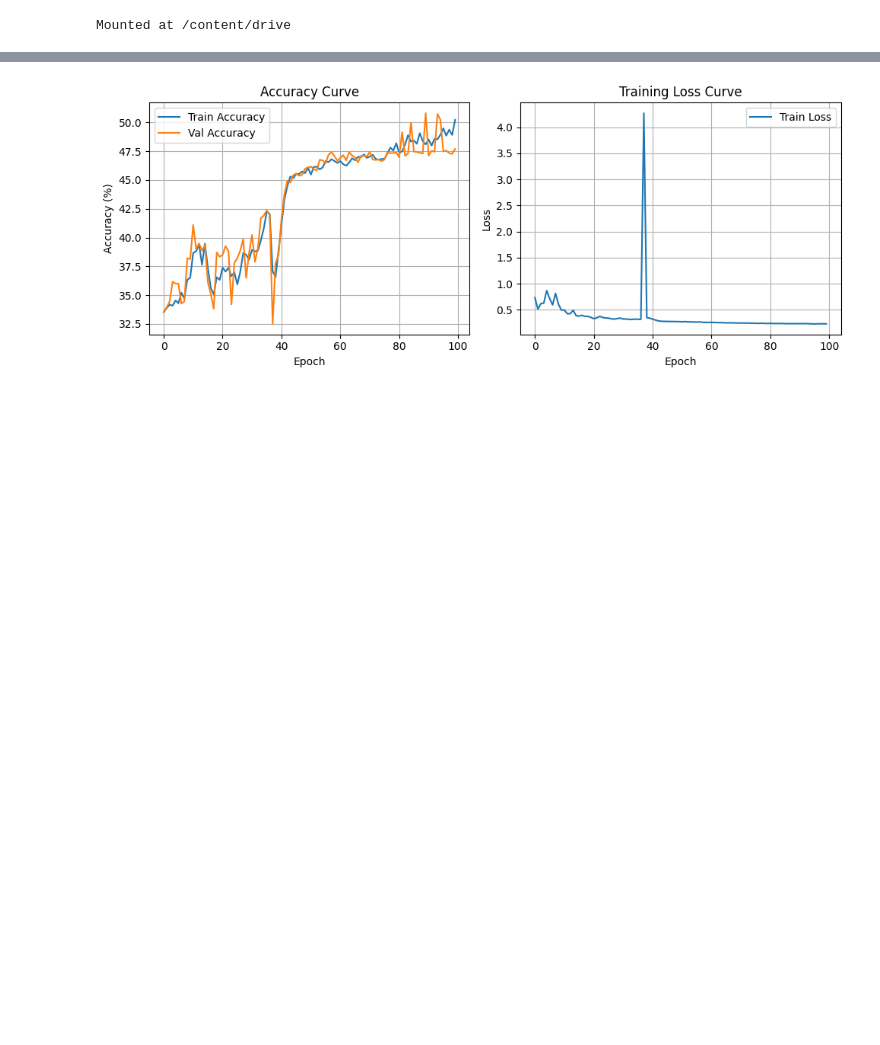
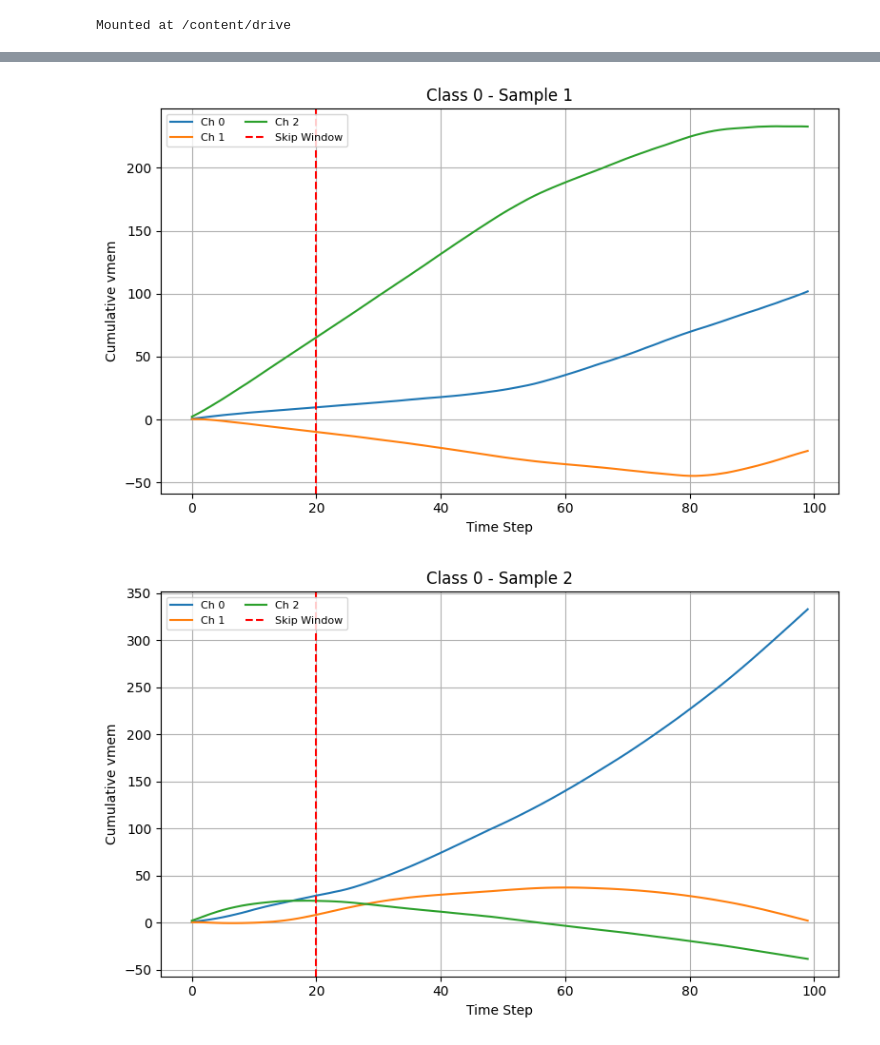
Before and after one commit to Haxinator/AcousticTrafficMonitoring, a Jupyter notebook: Model/Model.ipynb, the cells around one changed output, grey strips where cells are left out. Cells and saved outputs as stored; diff of their text form; code cells hidden in the pictures; blank space fills up the shorter version.

```diff
--- a/Model/Model.ipynb
+++ b/Model/Model.ipynb
@@ -63,6 +73,6 @@ train_ds = TensorDataset(X_train, y_train)
 val_ds = TensorDataset(X_val, y_val)
 
 
-train_dl = DataLoader(train_ds, batch_size=512, shuffle=True, drop_last=True, pin_memory=True, num_workers=6)
-val_dl = DataLoader(val_ds, batch_size=512, shuffle=False, drop_last=False, pin_memory=True, num_workers=6)
+train_dl = DataLoader(train_ds, batch_size=16, shuffle=True, drop_last=True, pin_memory=True, num_workers=6)
+val_dl = DataLoader(val_ds, batch_size=16, shuffle=False, drop_last=False, pin_memory=True, num_workers=6)
 # %%
@@ -169,29 +226,46 @@ Epoch 5: Train Loss=0.7167, Accuracy=34.30%
-# %%
-import matplotlib.pyplot as plt
-
-epochs = list(range(n_epochs))
-
-# Accuracy Curve
-plt.figure(figsize=(10, 4))
-plt.subplot(1, 2, 1)
-plt.plot(epochs, train_acc_list, label='Train Accuracy')
-plt.plot(epochs, val_acc_list, label='Val Accuracy')
-plt.xlabel("Epoch")
-plt.ylabel("Accuracy (%)")
-plt.title("Accuracy Curve")
-plt.legend()
-plt.grid(True)
-
-# Loss Curve
-plt.subplot(1, 2, 2)
-plt.plot(epochs, train_loss_list, label='Train Loss')
-plt.xlabel("Epoch")
-plt.ylabel("Loss")
-plt.title("Training Loss Curve")
-plt.legend()
-plt.grid(True)
-
-plt.tight_layout()
-plt.show()
-# %% [output]
-[figure, removed]
+# %%
+# outpput show case after trained
+import matplotlib.pyplot as plt
+import torch
+import numpy as np
+
+net.eval()
+n_classes = 3
+skip_window = 20
+samples_per_class = 3  # 每类展示几个样本
+
+# 存储每类的样本
+vmem_by_class = {i: [] for i in range(n_classes)}
+
+with torch.no_grad():
+    for xb, yb in val_dl:
+        xb, yb = xb.to(device), yb.to(device)
+        out, _, _ = net(xb)  # [B, T, C]
+
+        for i in range(xb.size(0)):
+            label = int(yb[i].item())
+            if len(vmem_by_class[label]) < samples_per_class:
+                vmem = out[i].cpu().numpy()  # shape: [T, C]
+                cumsum_vmem = vmem.cumsum(axis=0)
+                vmem_by_class[label].append(cumsum_vmem)
+
+        if all(len(vmem_by_class[i]) >= samples_per_class for i in range(n_classes)):
+            break  # 收集够了就停止
+
+# === 分图绘制每个样本 ===
+for cls in range(n_classes):
+    for idx, cumsum_vmem in enumerate(vmem_by_class[cls]):
+        plt.figure(figsize=(8, 5))
+        for ch in range(cumsum_vmem.shape[1]):
+            plt.plot(cumsum_vmem[:, ch], label=f'Ch {ch}')
+        plt.axvline(x=skip_window, color='red', linestyle='--', label='Skip Window')
+        plt.title(f'Class {cls} - Sample {idx+1}')
+        plt.xlabel('Time Step')
+        plt.ylabel('Cumulative vmem')
+        plt.grid(True)
+        plt.legend(ncol=2, fontsize=8, loc='upper left')
+        plt.tight_layout()
+        plt.show()
+# %% [output]
+[figure, added]
+[figure, added]
```
Also changed, not shown: parts of 7 cells of this notebook.
